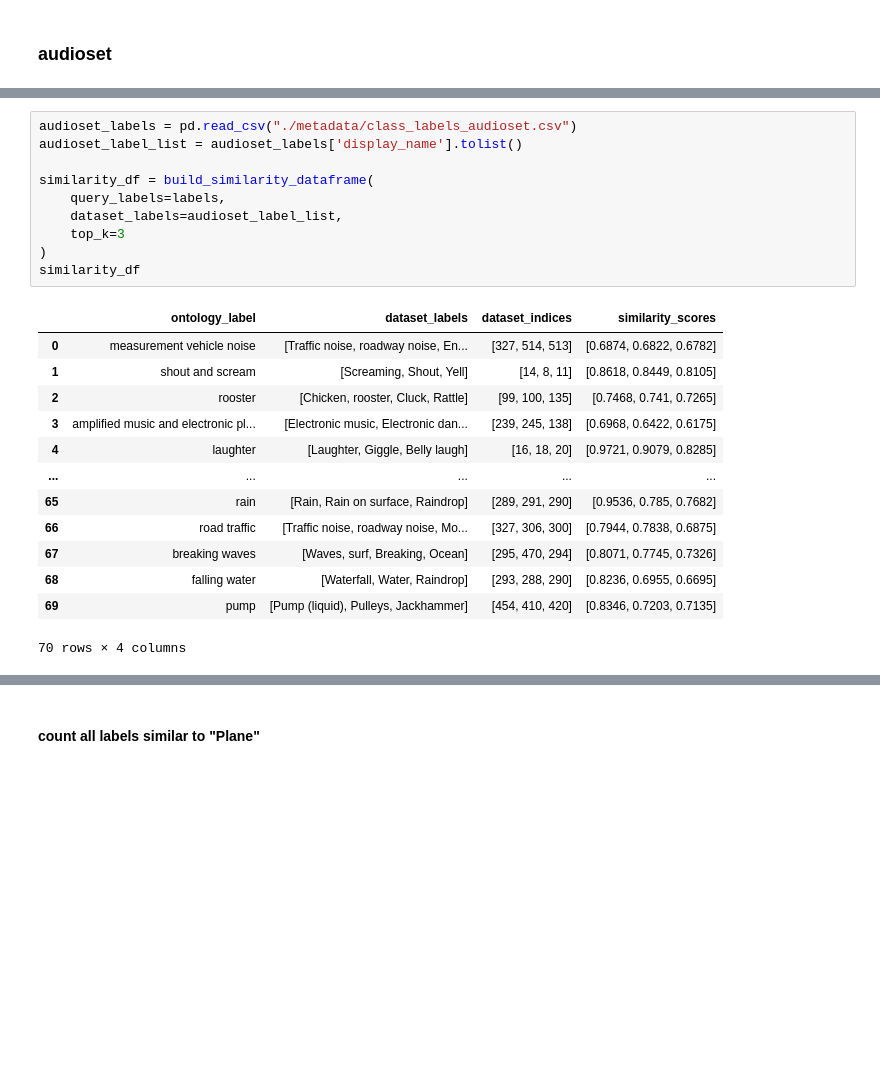
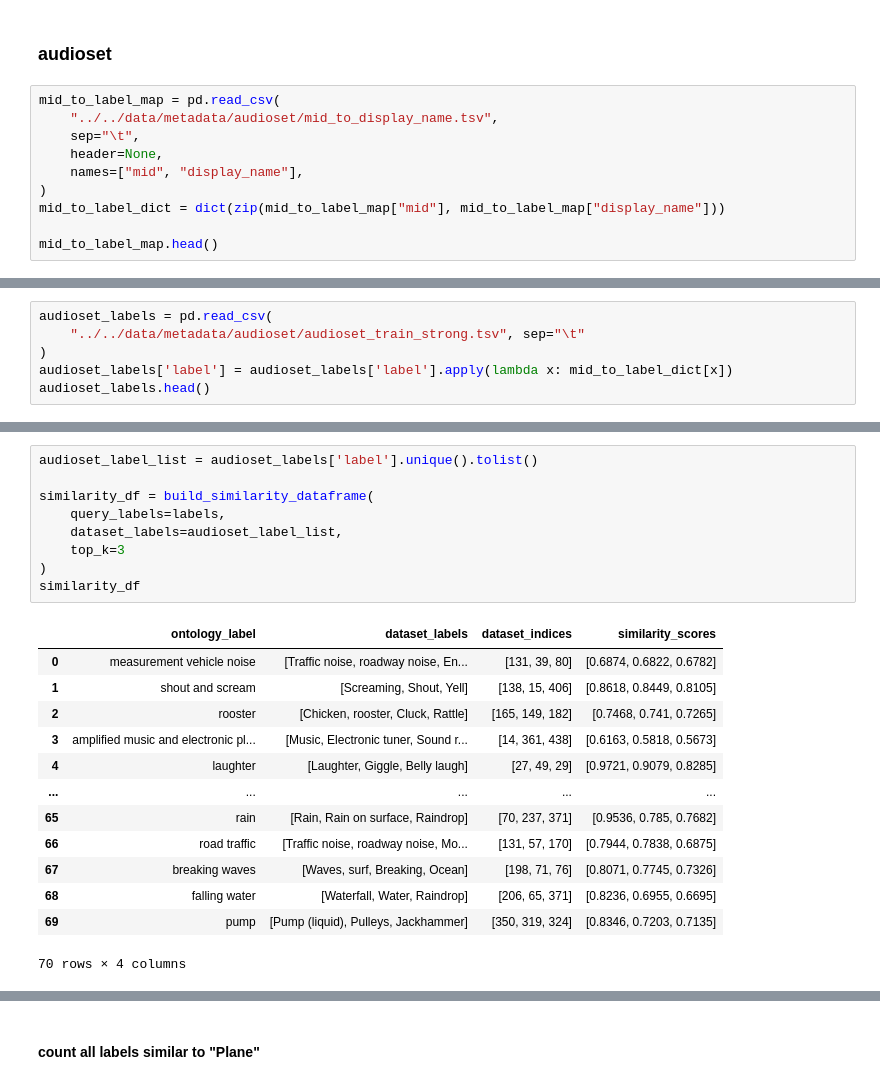
Before and after one commit to Bendemeurichy/anthropogenic_sound_identification, a Jupyter notebook: src/tags/label_counting.ipynb, the cells around one changed output, grey strips where cells are left out. Saved outputs shown, nothing was run; the diff lists cells and outputs as text; blank space fills up the shorter version.

```diff
--- a/src/tags/label_counting.ipynb
+++ b/src/tags/label_counting.ipynb
@@ -133,3 +133,13 @@ def build_similarity_dataframe(
 ## Class of interest 1: Plane
 # %% [markdown]
 ### audioset
+# %%
+mid_to_label_map = pd.read_csv(
+    "../../data/metadata/audioset/mid_to_display_name.tsv",
+    sep="\t",
+    header=None,
+    names=["mid", "display_name"],
+)
+mid_to_label_dict = dict(zip(mid_to_label_map["mid"], mid_to_label_map["display_name"]))
+
+mid_to_label_map.head()
@@ -135,0 +153,6 @@ def build_similarity_dataframe(
+# %%
+audioset_labels = pd.read_csv(
+    "../../data/metadata/audioset/audioset_train_strong.tsv", sep="\t"
+)
+audioset_labels['label'] = audioset_labels['label'].apply(lambda x: mid_to_label_dict[x])
+audioset_labels.head()
@@ -136,24 +166,23 @@ def build_similarity_dataframe(
 # %%
-audioset_labels = pd.read_csv("./metadata/class_labels_audioset.csv")
-audioset_label_list = audioset_labels['display_name'].tolist()
+audioset_label_list = audioset_labels['label'].unique().tolist()
 
 similarity_df = build_similarity_dataframe(
     query_labels=labels,
     dataset_labels=audioset_label_list,
     top_k=3
 )
 similarity_df
 # %% [output]
 |  | ontology_label | dataset_labels | dataset_indices | similarity_scores |
-| 0 | measurement vehicle noise | [Traffic noise, roadway noise, En... | [327, 514, 513] | [0.6874, 0.6822, 0.6782] |
-| 1 | shout and scream | [Screaming, Shout, Yell] | [14, 8, 11] | [0.8618, 0.8449, 0.8105] |
-| 2 | rooster | [Chicken, rooster, Cluck, Rattle] | [99, 100, 135] | [0.7468, 0.741, 0.7265] |
-| 3 | amplified music and electronic pl... | [Electronic music, Electronic dan... | [239, 245, 138] | [0.6968, 0.6422, 0.6175] |
-| 4 | laughter | [Laughter, Giggle, Belly laugh] | [16, 18, 20] | [0.9721, 0.9079, 0.8285] |
+| 0 | measurement vehicle noise | [Traffic noise, roadway noise, En... | [131, 39, 80] | [0.6874, 0.6822, 0.6782] |
+| 1 | shout and scream | [Screaming, Shout, Yell] | [138, 15, 406] | [0.8618, 0.8449, 0.8105] |
+| 2 | rooster | [Chicken, rooster, Cluck, Rattle] | [165, 149, 182] | [0.7468, 0.741, 0.7265] |
+| 3 | amplified music and electronic pl... | [Music, Electronic tuner, Sound r... | [14, 361, 438] | [0.6163, 0.5818, 0.5673] |
+| 4 | laughter | [Laughter, Giggle, Belly laugh] | [27, 49, 29] | [0.9721, 0.9079, 0.8285] |
 | ... | ... | ... | ... | ... |
-| 65 | rain | [Rain, Rain on surface, Raindrop] | [289, 291, 290] | [0.9536, 0.785, 0.7682] |
-| 66 | road traffic | [Traffic noise, roadway noise, Mo... | [327, 306, 300] | [0.7944, 0.7838, 0.6875] |
-| 67 | breaking waves | [Waves, surf, Breaking, Ocean] | [295, 470, 294] | [0.8071, 0.7745, 0.7326] |
-| 68 | falling water | [Waterfall, Water, Raindrop] | [293, 288, 290] | [0.8236, 0.6955, 0.6695] |
-| 69 | pump | [Pump (liquid), Pulleys, Jackhammer] | [454, 410, 420] | [0.8346, 0.7203, 0.7135] |
+| 65 | rain | [Rain, Rain on surface, Raindrop] | [70, 237, 371] | [0.9536, 0.785, 0.7682] |
+| 66 | road traffic | [Traffic noise, roadway noise, Mo... | [131, 57, 170] | [0.7944, 0.7838, 0.6875] |
+| 67 | breaking waves | [Waves, surf, Breaking, Ocean] | [198, 71, 76] | [0.8071, 0.7745, 0.7326] |
+| 68 | falling water | [Waterfall, Water, Raindrop] | [206, 65, 371] | [0.8236, 0.6955, 0.6695] |
+| 69 | pump | [Pump (liquid), Pulleys, Jackhammer] | [350, 319, 324] | [0.8346, 0.7203, 0.7135] |
 70 rows × 4 columns
```
Also changed, not shown: parts of 19 cells of this notebook, 23 other files.
